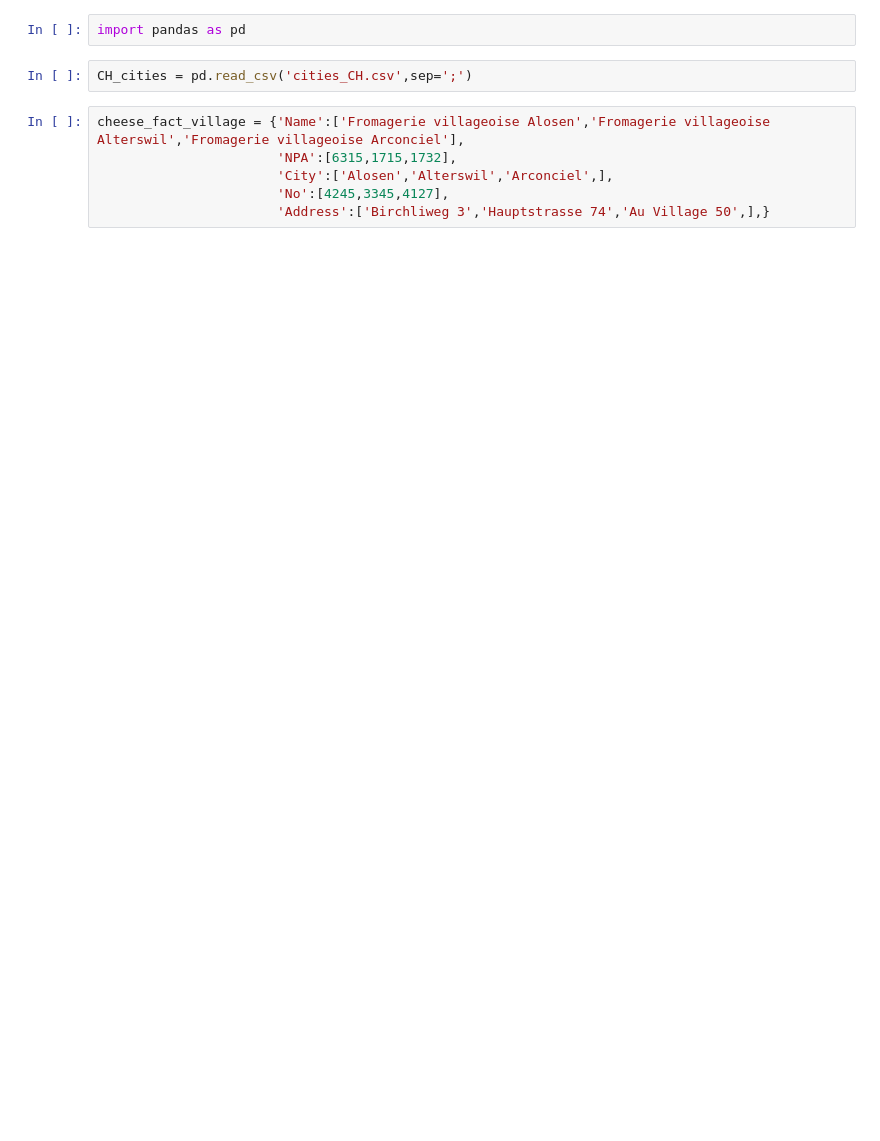
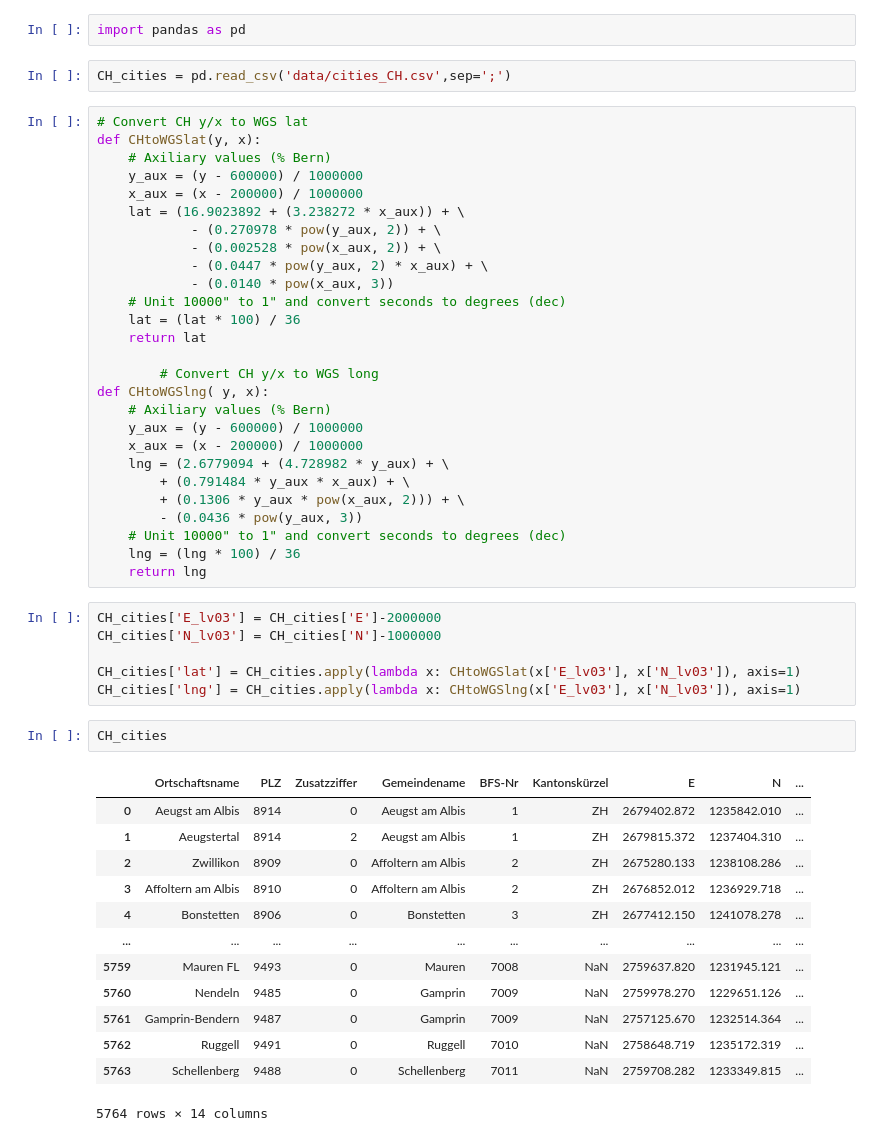
Before and after one commit to baertsch/Transformative-Project, a Jupyter notebook: code.ipynb, the cells around one changed output. Cells and saved outputs as stored; diff of their text form; blank space fills up the shorter version.

```diff
--- a/code.ipynb
+++ b/code.ipynb
@@ -1,10 +1,53 @@
 # %%
 import pandas as pd
 # %%
-CH_cities = pd.read_csv('cities_CH.csv',sep=';')
+CH_cities = pd.read_csv('data/cities_CH.csv',sep=';')
-# %%
-cheese_fact_village = {'Name':['Fromagerie villageoise Alosen','Fromagerie villageoise Alterswil','Fromagerie villageoise Arconciel'],
-                       'NPA':[6315,1715,1732],
-                       'City':['Alosen','Alterswil','Arconciel',],
-                       'No':[4245,3345,4127],
-                       'Address':['Birchliweg 3','Hauptstrasse 74','Au Village 50',],}
+# %%
+# Convert CH y/x to WGS lat
+def CHtoWGSlat(y, x):
+    # Axiliary values (% Bern)
+    y_aux = (y - 600000) / 1000000
+    x_aux = (x - 200000) / 1000000
+    lat = (16.9023892 + (3.238272 * x_aux)) + \
+            - (0.270978 * pow(y_aux, 2)) + \
+            - (0.002528 * pow(x_aux, 2)) + \
+            - (0.0447 * pow(y_aux, 2) * x_aux) + \
+            - (0.0140 * pow(x_aux, 3))
+    # Unit 10000" to 1" and convert seconds to degrees (dec)
+    lat = (lat * 100) / 36
+    return lat
+
+        # Convert CH y/x to WGS long
+def CHtoWGSlng( y, x):
+    # Axiliary values (% Bern)
+    y_aux = (y - 600000) / 1000000
+    x_aux = (x - 200000) / 1000000
+    lng = (2.6779094 + (4.728982 * y_aux) + \
+        + (0.791484 * y_aux * x_aux) + \
+        + (0.1306 * y_aux * pow(x_aux, 2))) + \
+        - (0.0436 * pow(y_aux, 3))
+    # Unit 10000" to 1" and convert seconds to degrees (dec)
+    lng = (lng * 100) / 36
+    return lng
+# %%
+CH_cities['E_lv03'] = CH_cities['E']-2000000
+CH_cities['N_lv03'] = CH_cities['N']-1000000
+
+CH_cities['lat'] = CH_cities.apply(lambda x: CHtoWGSlat(x['E_lv03'], x['N_lv03']), axis=1)
+CH_cities['lng'] = CH_cities.apply(lambda x: CHtoWGSlng(x['E_lv03'], x['N_lv03']), axis=1)
+# %%
+CH_cities
+# %% [output]
+|  | Ortschaftsname | PLZ | Zusatzziffer | Gemeindename | BFS-Nr | Kantonskürzel | E | N | ... |
+| 0 | Aeugst am Albis | 8914 | 0 | Aeugst am Albis | 1 | ZH | 2679402.872 | 1235842.010 | ... |
+| 1 | Aeugstertal | 8914 | 2 | Aeugst am Albis | 1 | ZH | 2679815.372 | 1237404.310 | ... |
+| 2 | Zwillikon | 8909 | 0 | Affoltern am Albis | 2 | ZH | 2675280.133 | 1238108.286 | ... |
+| 3 | Affoltern am Albis | 8910 | 0 | Affoltern am Albis | 2 | ZH | 2676852.012 | 1236929.718 | ... |
+| 4 | Bonstetten | 8906 | 0 | Bonstetten | 3 | ZH | 2677412.150 | 1241078.278 | ... |
+| ... | ... | ... | ... | ... | ... | ... | ... | ... | ... |
+| 5759 | Mauren FL | 9493 | 0 | Mauren | 7008 | NaN | 2759637.820 | 1231945.121 | ... |
+| 5760 | Nendeln | 9485 | 0 | Gamprin | 7009 | NaN | 2759978.270 | 1229651.126 | ... |
+| 5761 | Gamprin-Bendern | 9487 | 0 | Gamprin | 7009 | NaN | 2757125.670 | 1232514.364 | ... |
+| 5762 | Ruggell | 9491 | 0 | Ruggell | 7010 | NaN | 2758648.719 | 1235172.319 | ... |
+| 5763 | Schellenberg | 9488 | 0 | Schellenberg | 7011 | NaN | 2759708.282 | 1233349.815 | ... |
+5764 rows × 14 columns
```
Also changed, not shown: parts of 12 cells of this notebook.
